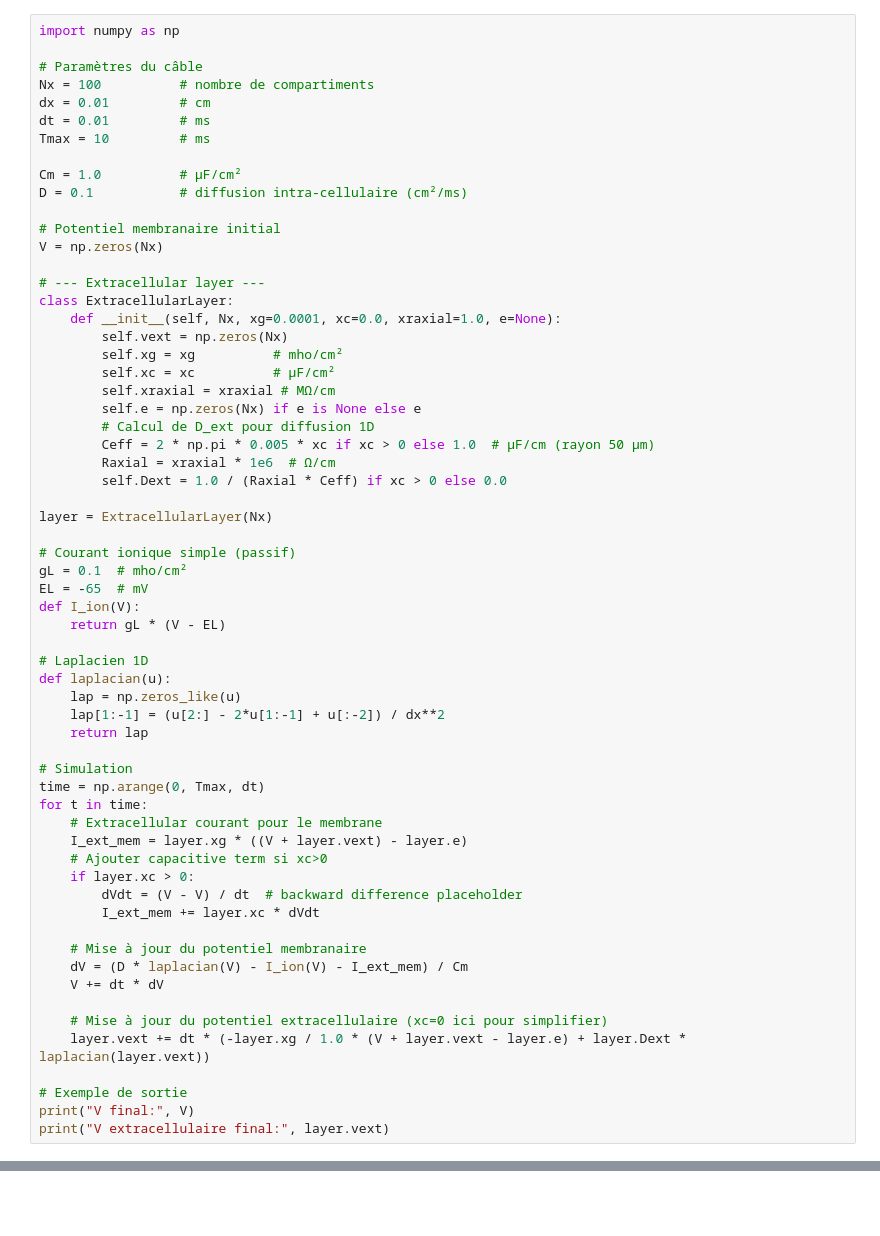
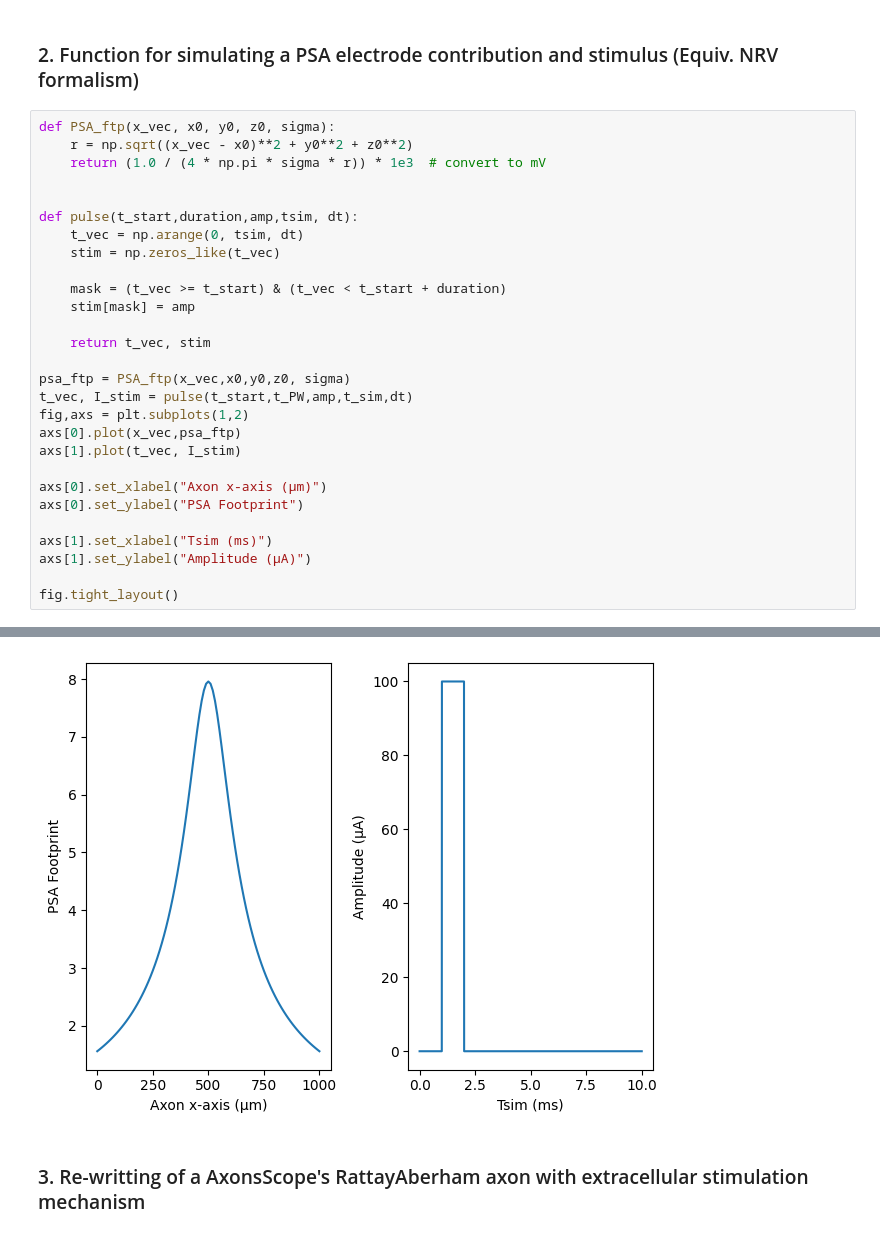
Before and after one commit to louisreg/AxonScope, a Jupyter notebook: notebooks/extracellular_stimulation.ipynb, the cells around one changed output, grey strips where cells are left out. Cells and saved outputs as stored; diff of their text form; blank space fills up the shorter version.

```diff
--- a/notebooks/extracellular_stimulation.ipynb
+++ b/notebooks/extracellular_stimulation.ipynb
@@ -1,63 +108,31 @@
+# %% [markdown]
+### 2. Function for simulating a PSA electrode contribution and stimulus (Equiv. NRV formalism)
 # %%
-import numpy as np
+def PSA_ftp(x_vec, x0, y0, z0, sigma):
+    r = np.sqrt((x_vec - x0)**2 + y0**2 + z0**2)
+    return (1.0 / (4 * np.pi * sigma * r)) * 1e3  # convert to mV
 
-# Paramètres du câble
-Nx = 100          # nombre de compartiments
-dx = 0.01         # cm
-dt = 0.01         # ms
-Tmax = 10         # ms
 
-Cm = 1.0          # µF/cm²
-D = 0.1           # diffusion intra-cellulaire (cm²/ms)
+def pulse(t_start,duration,amp,tsim, dt):
+    t_vec = np.arange(0, tsim, dt)
+    stim = np.zeros_like(t_vec)
 
-# Potentiel membranaire initial
-V = np.zeros(Nx)
+    mask = (t_vec >= t_start) & (t_vec < t_start + duration)
+    stim[mask] = amp
 
-# --- Extracellular layer ---
-class ExtracellularLayer:
-    def __init__(self, Nx, xg=0.0001, xc=0.0, xraxial=1.0, e=None):
-        self.vext = np.zeros(Nx)
-        self.xg = xg          # mho/cm²
-        self.xc = xc          # µF/cm²
-        self.xraxial = xraxial # MΩ/cm
-        self.e = np.zeros(Nx) if e is None else e
-        # Calcul de D_ext pour diffusion 1D
-        Ceff = 2 * np.pi * 0.005 * xc if xc > 0 else 1.0  # µF/cm (rayon 50 µm)
-        Raxial = xraxial * 1e6  # Ω/cm
-        self.Dext = 1.0 / (Raxial * Ceff) if xc > 0 else 0.0
+    return t_vec, stim
 
-layer = ExtracellularLayer(Nx)
+psa_ftp = PSA_ftp(x_vec,x0,y0,z0, sigma)
+t_vec, I_stim = pulse(t_start,t_PW,amp,t_sim,dt)
+fig,axs = plt.subplots(1,2)
+axs[0].plot(x_vec,psa_ftp)
+axs[1].plot(t_vec, I_stim)
 
-# Courant ionique simple (passif)
-gL = 0.1  # mho/cm²
-EL = -65  # mV
-def I_ion(V):
-    return gL * (V - EL)
+axs[0].set_xlabel("Axon x-axis (µm)")
+axs[0].set_ylabel("PSA Footprint")
 
-# Laplacien 1D
-def laplacian(u):
-    lap = np.zeros_like(u)
-    lap[1:-1] = (u[2:] - 2*u[1:-1] + u[:-2]) / dx**2
-    return lap
+axs[1].set_xlabel("Tsim (ms)")
+axs[1].set_ylabel("Amplitude (µA)")
 
-# Simulation
-time = np.arange(0, Tmax, dt)
-for t in time:
-    # Extracellular courant pour le membrane
-    I_ext_mem = layer.xg * ((V + layer.vext) - layer.e)
-    # Ajouter capacitive term si xc>0
-    if layer.xc > 0:
-        dVdt = (V - V) / dt  # backward difference placeholder
-        I_ext_mem += layer.xc * dVdt
-
-    # Mise à jour du potentiel membranaire
-    dV = (D * laplacian(V) - I_ion(V) - I_ext_mem) / Cm
-    V += dt * dV
-
-    # Mise à jour du potentiel extracellulaire (xc=0 ici pour simplifier)
-    layer.vext += dt * (-layer.xg / 1.0 * (V + layer.vext - layer.e) + layer.Dext * laplacian(layer.vext))
-
-# Exemple de sortie
-print("V final:", V)
-print("V extracellulaire final:", layer.vext)
+fig.tight_layout()
 # %% [output]
@@ -80,0 +139,3 @@ V final: [-41.08263367 -41.08263367 -41.08263367 -41.08263367 -41.08263367
+[figure, added]
+# %% [markdown]
+### 3. Re-writting of a AxonsScope's RattayAberham axon with extracellular stimulation mechanism
```
Also changed, not shown: parts of 10 cells of this notebook, 48 other files.
